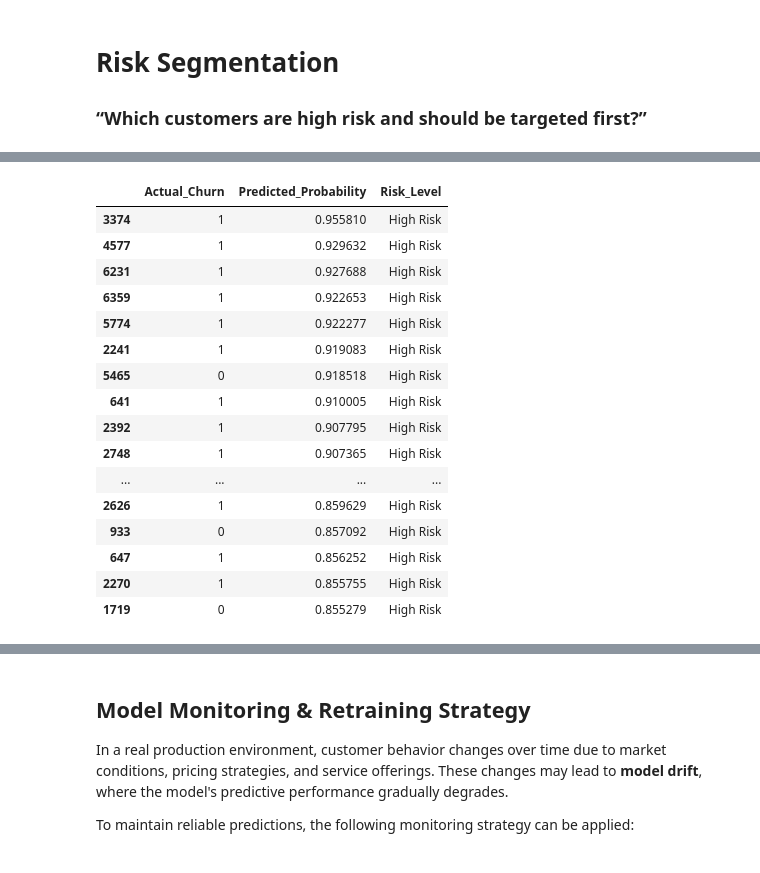
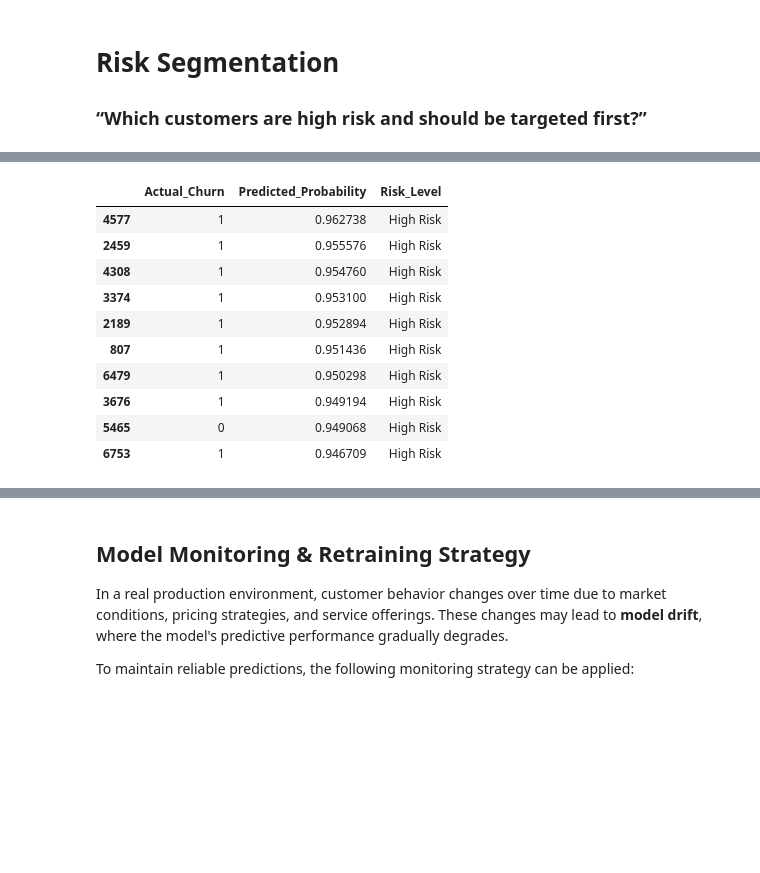
Before and after one commit to Pournima87/telecom-churn-intelligence, a Jupyter notebook: notebook/Customer Churn Prediction ML Project.ipynb, the cells around one changed output, grey strips where cells are left out. Cells and saved outputs as stored; diff of their text form; code cells hidden in the pictures; blank space fills up the shorter version.

```diff
--- a/notebook/Customer Churn Prediction ML Project.ipynb
+++ b/notebook/Customer Churn Prediction ML Project.ipynb
@@ -835,5 +681,0 @@ pd.crosstab(df['InternetService'], df['Churn'], normalize='index')*100
-# %%
-from sklearn.ensemble import GradientBoostingClassifier
-
-gb = GradientBoostingClassifier(random_state=42)
-gb.fit(X_train, y_train)
@@ -1015,8 +815,15 @@ A curve closer to the top-left corner indicates better model performance.
 # %%
 # Final model selection
+from sklearn.ensemble import RandomForestClassifier
+
 final_pipeline = Pipeline([
     ("preprocess", preprocessor),
-    ("model", LogisticRegression(max_iter=2000,class_weight="balanced"))
+    ("model", RandomForestClassifier(
+        n_estimators=200,
+        max_depth=10,
+        random_state=42,
+        class_weight="balanced"
+    ))
 ])
 
 # Train the model
@@ -1036,12 +843,12 @@ log_model = final_pipeline
 
 # Plot ROC Curve
 plt.figure()
-plt.plot(fpr, tpr, label=f'Logistic Regression (AUC = {roc_auc:.3f})')
+plt.plot(fpr, tpr, label=f'Random Forest (AUC = {roc_auc:.3f})')
 plt.plot([0, 1], [0, 1], linestyle='--')
 
 plt.xlabel("False Positive Rate")
 plt.ylabel("True Positive Rate")
-plt.title("ROC Curve - Logistic Regression")
+plt.title("ROC Curve - Random Forests")
 
 plt.legend()
 plt.show()
@@ -1339,9 +1118,7 @@ Overall, these patterns align closely with the machine learning model interpreta
 ### “Which customers are high risk and should be targeted first?”
 # %%
 # Get churn probabilities
-log_model = models["Logistic Regression"]
-
-probs = log_model.predict_proba(X_test)[:,1]
+probs = final_pipeline.predict_proba(X_test)[:,1]
 
 risk_df = pd.DataFrame({
     "Actual_Churn": y_test,
@@ -1359,7 +1136,7 @@ risk_df.head()
 # %%
 risk_df["Risk_Level"] = pd.cut(
     risk_df["Predicted_Probability"],
-    bins=[0, 0.3, 0.6, 1],
+    bins=[0, 0.3, 0.4, 1],
     labels=["Low Risk", "Medium Risk", "High Risk"]
 )
 
@@ -1381,21 +1158,15 @@ pd.crosstab(risk_df["Risk_Level"], risk_df["Actual_Churn"], normalize='index') *
 # %%
-risk_df.sort_values(by="Predicted_Probability", ascending=False).head(30)
+risk_df.sort_values(by="Predicted_Probability", ascending=False).head(10)
 # %% [output]
 |  | Actual_Churn | Predicted_Probability | Risk_Level |
-| 3374 | 1 | 0.955810 | High Risk |
-| 4577 | 1 | 0.929632 | High Risk |
-| 6231 | 1 | 0.927688 | High Risk |
-| 6359 | 1 | 0.922653 | High Risk |
-| 5774 | 1 | 0.922277 | High Risk |
-| 2241 | 1 | 0.919083 | High Risk |
-| 5465 | 0 | 0.918518 | High Risk |
-| 641 | 1 | 0.910005 | High Risk |
-| 2392 | 1 | 0.907795 | High Risk |
-| 2748 | 1 | 0.907365 | High Risk |
-| ... | ... | ... | ... |
-| 2626 | 1 | 0.859629 | High Risk |
-| 933 | 0 | 0.857092 | High Risk |
-| 647 | 1 | 0.856252 | High Risk |
-| 2270 | 1 | 0.855755 | High Risk |
-| 1719 | 0 | 0.855279 | High Risk |
+| 4577 | 1 | 0.962738 | High Risk |
+| 2459 | 1 | 0.955576 | High Risk |
+| 4308 | 1 | 0.954760 | High Risk |
+| 3374 | 1 | 0.953100 | High Risk |
+| 2189 | 1 | 0.952894 | High Risk |
+| 807 | 1 | 0.951436 | High Risk |
+| 6479 | 1 | 0.950298 | High Risk |
+| 3676 | 1 | 0.949194 | High Risk |
+| 5465 | 0 | 0.949068 | High Risk |
+| 6753 | 1 | 0.946709 | High Risk |
 # %% [markdown]
```
Also changed, not shown: parts of 45 cells of this notebook, 2 other files.
